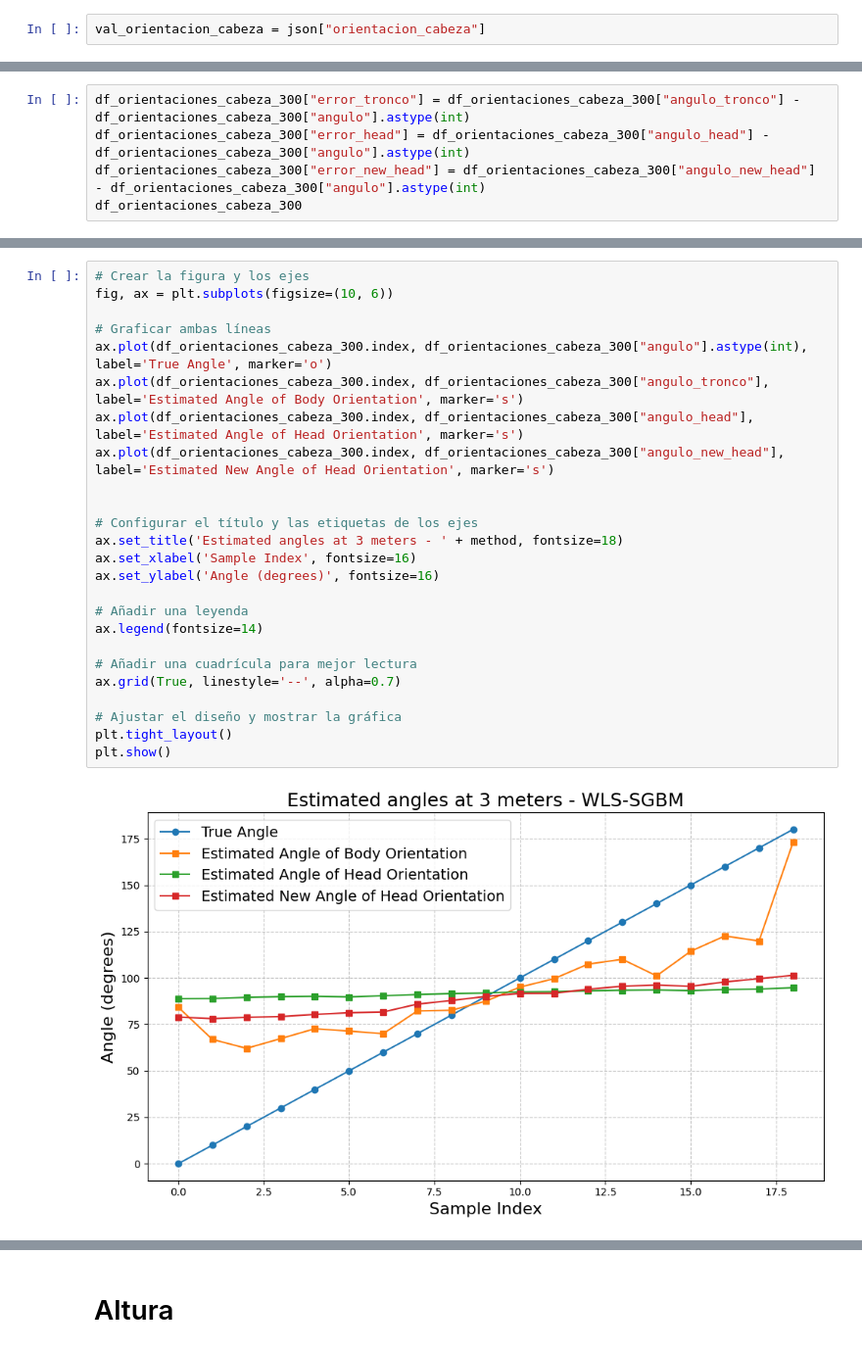
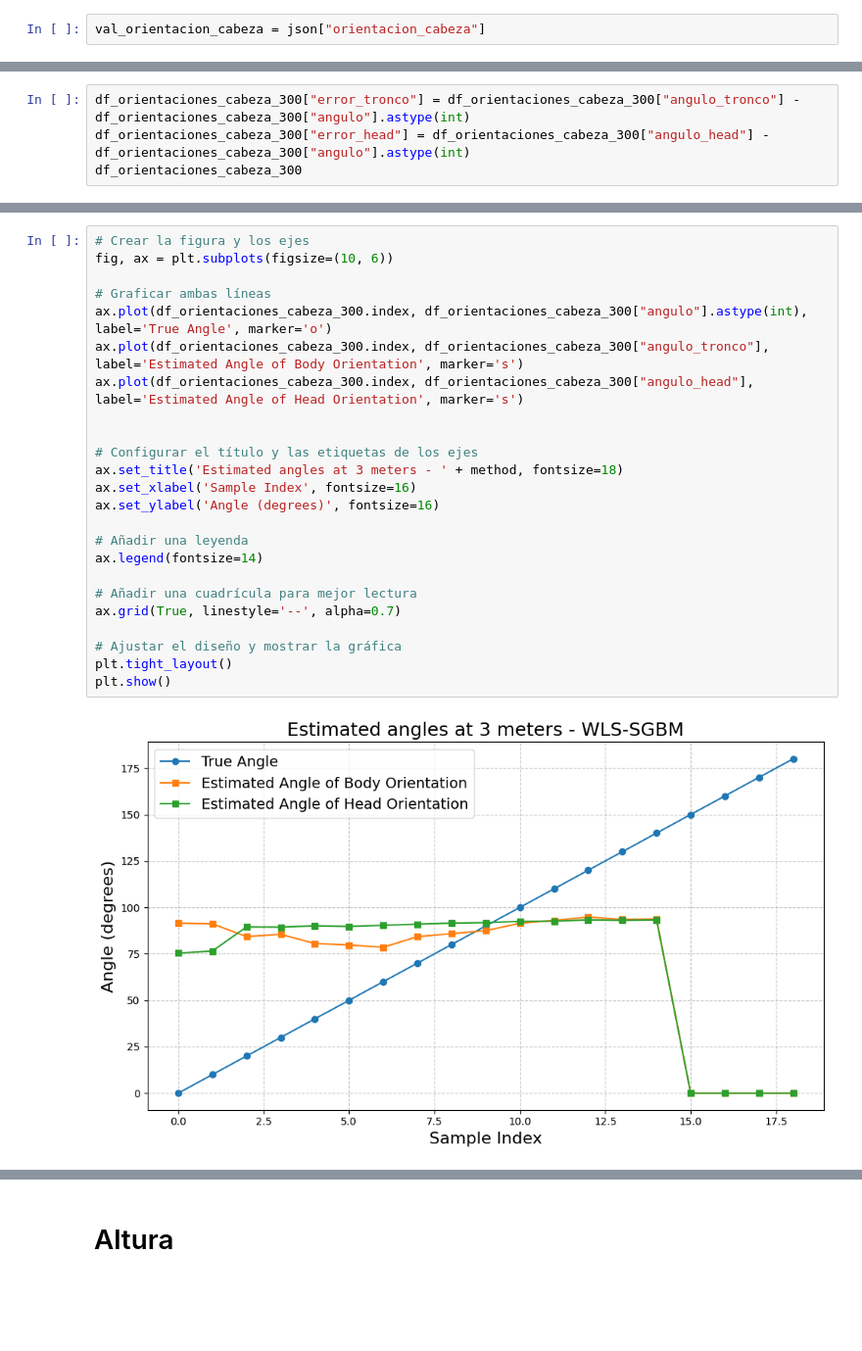
Before and after one commit to stevenaraujo98/integracion_pcl, a Jupyter notebook: get_res.ipynb, the cells around one changed output, grey strips where cells are left out. Shown at 98% size. Saved outputs shown, nothing was run; the diff lists cells and outputs as text; blank space fills up the shorter version.

```diff
--- a/get_res.ipynb
+++ b/get_res.ipynb
@@ -889,6 +865,5 @@ df_orientaciones_cabeza_300
 # %%
 df_orientaciones_cabeza_300["error_tronco"] = df_orientaciones_cabeza_300["angulo_tronco"] - df_orientaciones_cabeza_300["angulo"].astype(int)
 df_orientaciones_cabeza_300["error_head"] = df_orientaciones_cabeza_300["angulo_head"] - df_orientaciones_cabeza_300["angulo"].astype(int)
-df_orientaciones_cabeza_300["error_new_head"] = df_orientaciones_cabeza_300["angulo_new_head"] - df_orientaciones_cabeza_300["angulo"].astype(int)
 df_orientaciones_cabeza_300
 # %% [output]
@@ -912,30 +887,29 @@ df_orientaciones_cabeza_300
 # %%
 # Crear la figura y los ejes
 fig, ax = plt.subplots(figsize=(10, 6))
 
 # Graficar ambas líneas
 ax.plot(df_orientaciones_cabeza_300.index, df_orientaciones_cabeza_300["angulo"].astype(int), label='True Angle', marker='o')
 ax.plot(df_orientaciones_cabeza_300.index, df_orientaciones_cabeza_300["angulo_tronco"], label='Estimated Angle of Body Orientation', marker='s')
 ax.plot(df_orientaciones_cabeza_300.index, df_orientaciones_cabeza_300["angulo_head"], label='Estimated Angle of Head Orientation', marker='s')
-ax.plot(df_orientaciones_cabeza_300.index, df_orientaciones_cabeza_300["angulo_new_head"], label='Estimated New Angle of Head Orientation', marker='s')
 
 
 # Configurar el título y las etiquetas de los ejes
 ax.set_title('Estimated angles at 3 meters - ' + method, fontsize=18)
 ax.set_xlabel('Sample Index', fontsize=16)
 ax.set_ylabel('Angle (degrees)', fontsize=16)
 
 # Añadir una leyenda
 ax.legend(fontsize=14)
 
 # Añadir una cuadrícula para mejor lectura
 ax.grid(True, linestyle='--', alpha=0.7)
 
 # Ajustar el diseño y mostrar la gráfica
 plt.tight_layout()
 plt.show()
 # %% [output]
-[figure, old version]
+[figure, new version]
 # %%
 df_orientaciones_cabeza_400
 # %% [output]
```
Also changed, not shown: parts of 43 cells of this notebook, 4 other files.
